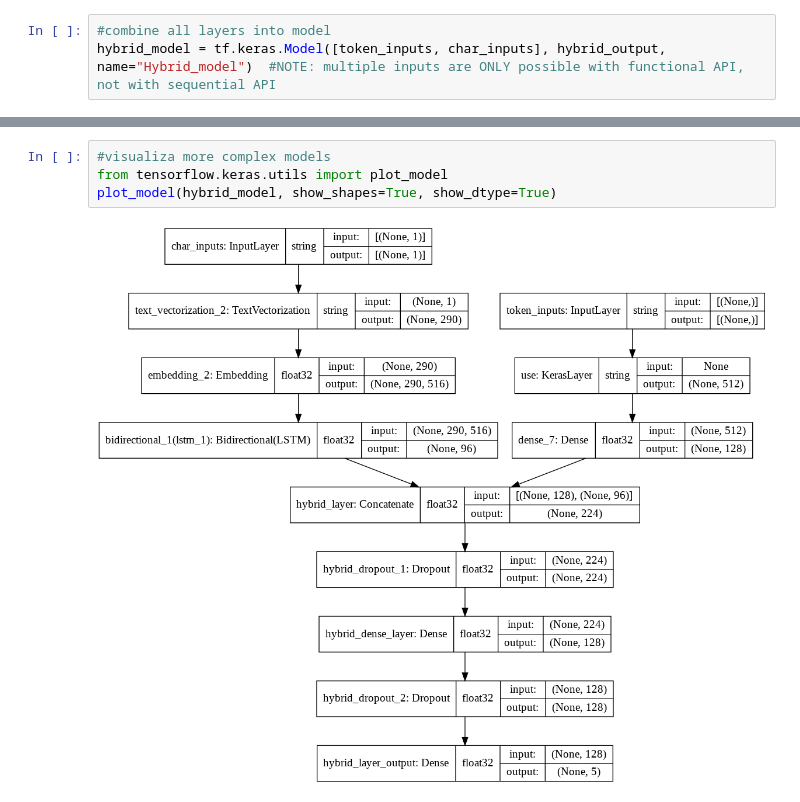
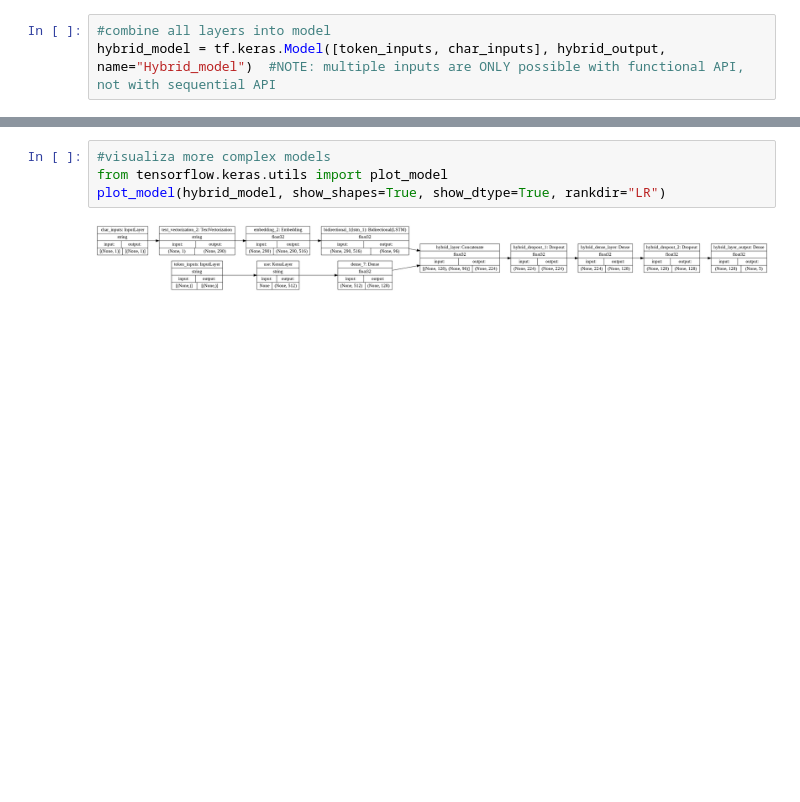
Before and after one commit to lasupernova/Tensorflow_apps, a Jupyter notebook: SciAbstractClassifier.ipynb, the cells around one changed output, grey strips where cells are left out. Cells and saved outputs as stored; diff of their text form; blank space fills up the shorter version.

```diff
--- a/SciAbstractClassifier.ipynb
+++ b/SciAbstractClassifier.ipynb
@@ -1026,6 +1026,6 @@ ________________________________________________________________________________
 # %%
 #visualiza more complex models
 from tensorflow.keras.utils import plot_model
-plot_model(hybrid_model, show_shapes=True, show_dtype=True)
+plot_model(hybrid_model, show_shapes=True, show_dtype=True, rankdir="LR")
 # %% [output]
-[figure, old version]
+[figure, new version]
```
